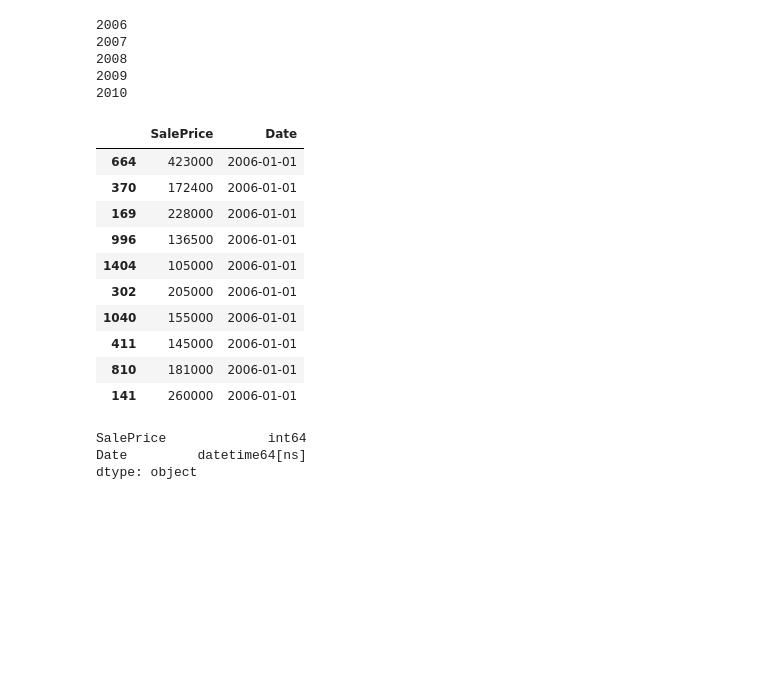
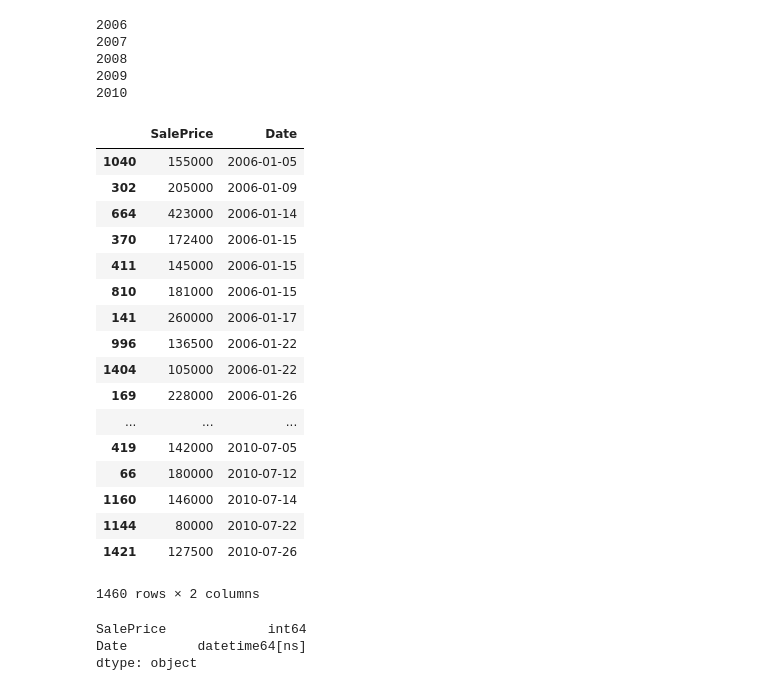
Before and after one commit to DavidWants2Learn/DataScienceBootCamp, a Jupyter notebook: Data_Science_Project/Time_Series_Houseprices.ipynb, the cells around one changed output. Saved outputs shown, nothing was run; the diff lists cells and outputs as text; code cells hidden in the pictures; blank space fills up the shorter version.

```diff
--- a/Data_Science_Project/Time_Series_Houseprices.ipynb
+++ b/Data_Science_Project/Time_Series_Houseprices.ipynb
@@ -80,5 +82,5 @@ for i in year:
 # %%
-timeDF['Day'] = 1
+timeDF['Day'] = np.random.randint(1,28, timeDF.shape[0])
 # %%
 timeDF = timeDF.rename(index=str, columns={"YrSold": "year", "MoSold": "month", "Day":"day"})
 # %%
@@ -88,19 +90,26 @@ timeDF.drop(['year','month','day'], axis=1, inplace=True)
 # %%
 timeDF = timeDF.sort_values(by=['Date'])
 # %%
-timeDF.head(10)
+timeDF
 # %% [output]
 |  | SalePrice | Date |
-| 664 | 423000 | 2006-01-01 |
-| 370 | 172400 | 2006-01-01 |
-| 169 | 228000 | 2006-01-01 |
-| 996 | 136500 | 2006-01-01 |
-| 1404 | 105000 | 2006-01-01 |
-| 302 | 205000 | 2006-01-01 |
-| 1040 | 155000 | 2006-01-01 |
-| 411 | 145000 | 2006-01-01 |
-| 810 | 181000 | 2006-01-01 |
-| 141 | 260000 | 2006-01-01 |
+| 1040 | 155000 | 2006-01-05 |
+| 302 | 205000 | 2006-01-09 |
+| 664 | 423000 | 2006-01-14 |
+| 370 | 172400 | 2006-01-15 |
+| 411 | 145000 | 2006-01-15 |
+| 810 | 181000 | 2006-01-15 |
+| 141 | 260000 | 2006-01-17 |
+| 996 | 136500 | 2006-01-22 |
+| 1404 | 105000 | 2006-01-22 |
+| 169 | 228000 | 2006-01-26 |
+| ... | ... | ... |
+| 419 | 142000 | 2010-07-05 |
+| 66 | 180000 | 2010-07-12 |
+| 1160 | 146000 | 2010-07-14 |
+| 1144 | 80000 | 2010-07-22 |
+| 1421 | 127500 | 2010-07-26 |
+1460 rows × 2 columns
 # %%
 from matplotlib.pyplot import figure
 # %%
```
Also changed, not shown: parts of 3 cells of this notebook, 5 other files.
